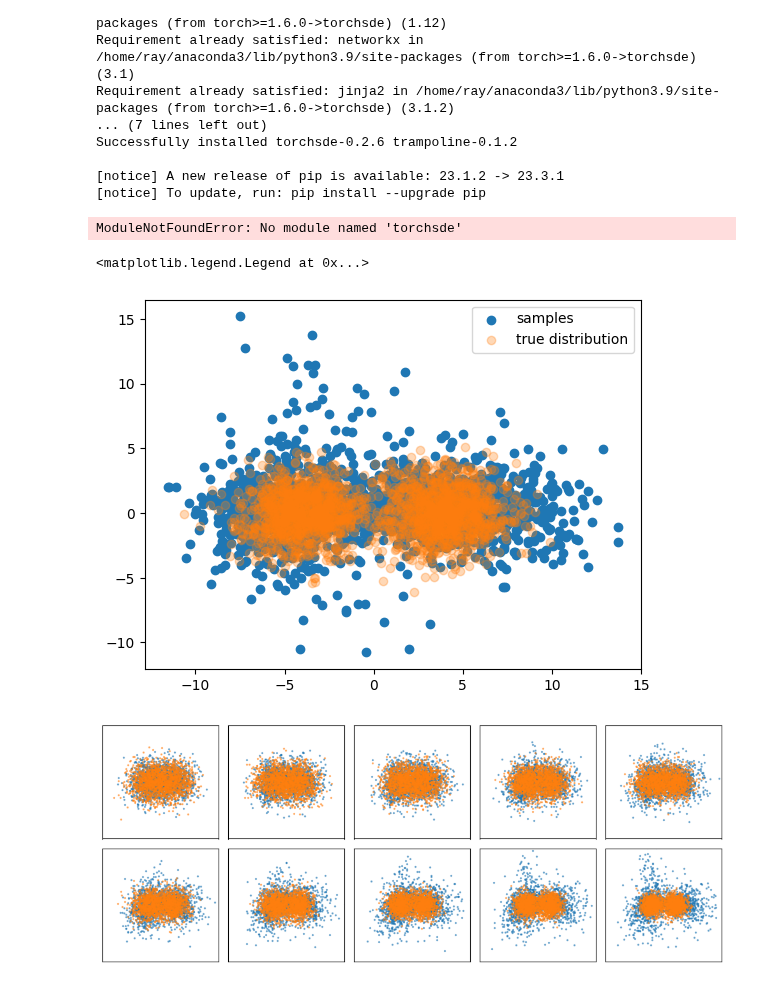
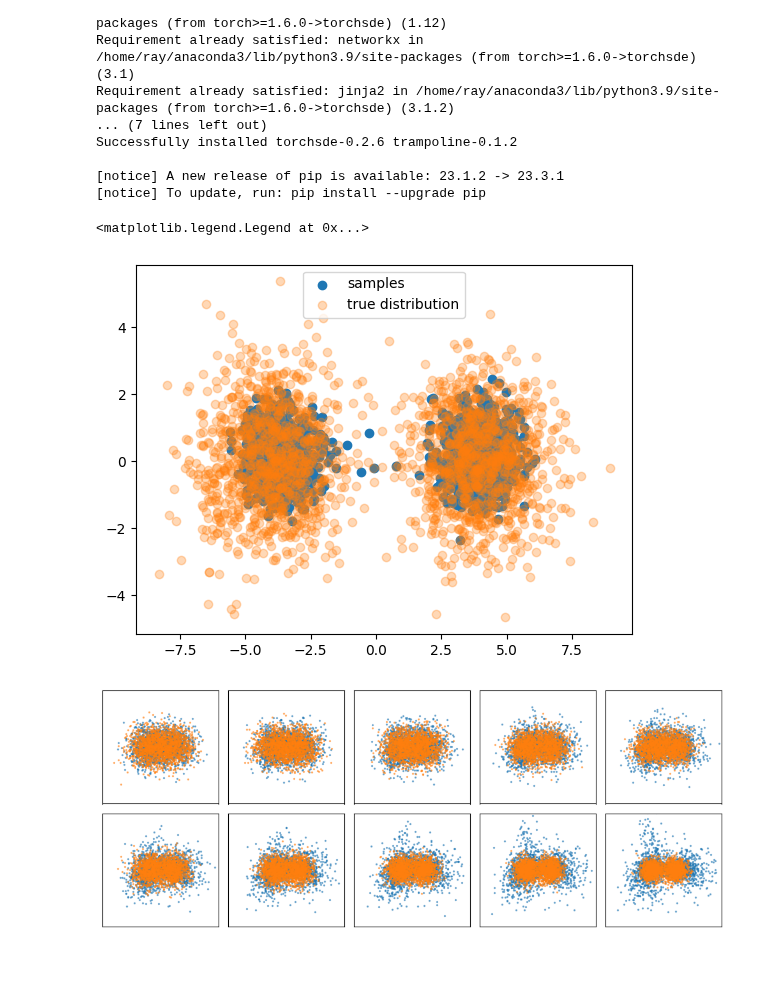
Before and after one commit to taraak/pita, a Jupyter notebook: notebooks/convolutional_continuity_equation_stuff.ipynb, the cells around one changed output. Saved outputs shown, nothing was run; the diff lists cells and outputs as text; code cells hidden in the pictures.

Commit message:
Add kinda working reward matching loss

```diff
--- a/notebooks/convolutional_continuity_equation_stuff.ipynb
+++ b/notebooks/convolutional_continuity_equation_stuff.ipynb
@@ -262,8 +291,8 @@ x = torch.tensor([[0.1, -0.1]])
 t = torch.linspace(0.0, 1.0, 100)
 x = x.expand(100, 2)
 
-target_sigma_squared = 0.25
-beta = 2
+target_sigma_squared = 1.0
+beta = 5.0
 # %%
 reward_function = GaussianRewardFunction(torch.tensor([0.0, 0.0]), target_sigma_squared)
 div_estimates = -get_mc_div_term(reward_function, gaussian_score, 100, beta, x, t).detach()
@@ -373,7 +402,7 @@ import random
 torch.autograd.set_detect_anomaly(False)
 
 est_score_model = GaussianPolicy(2).to(device=DEVICE)
-optim = torch.optim.Adam([{'params': list(est_score_model.parameters()), 'lr': 1e-3}])
+optim = torch.optim.Adam([{'params': list(est_score_model.parameters()), 'lr': 1e-4}])
 
 random.seed(0)
 torch.manual_seed(0)
@@ -387,10 +416,11 @@ bs = 256
 
 had_zero_reward_yet = False
 
+num_samples = 1000
 dataset = torch.normal(torch.zeros((num_samples, 2)), torch.full((num_samples, 2), target_sigma_squared ** 0.5))
 dataset = dataset.to(device=DEVICE)
 dataset = dataset[torch.randperm(len(dataset))]
-for it in range(1000):
+for it in range(5000):
     num_batches = int(np.ceil(len(dataset) / float(bs)))
     #if it % 1000 == 0:
     #    import pdb; pdb.set_trace()
@@ -406,10 +436,7 @@ for it in range(1000):
         #if it == 24 and batch_idx == 0:
         #    import pdb; pdb.set_trace()
         #if it == 2 and batch_idx == 219:
-        #    import pdb; pdb.set_trace()
-        loss = get_loss_term(mixture_reward, est_score_model, 10, beta, x_sampled, t, weight_by_norm=False)# * (beta * t).pow(2)).mean()
-
-        loss = loss.mean()
+        loss = reward_matching_loss_dumb(reward_function, est_score_model, beta, x_sampled, t)
         #if loss.isnan().any():
         #    print(f'nan loss at epoch {it} batch idx {batch_idx}')
         #    val = get_loss_term(mixture_rewar, est_score_model, 10, beta, x_sampled, t, weight_by_norm=True, reward_thresh=0.0).mean()
@@ -749,7 +790,7 @@ bs = 256
 had_zero_reward_yet = False
 
 dataset = dataset.to(device=DEVICE)
-for it in range(1000):
+for it in range(4000):
     dataset = dataset[torch.randperm(len(dataset))]
     num_batches = int(np.ceil(len(dataset) / float(bs)))
     #if it % 1000 == 0:
@@ -767,7 +808,9 @@ for it in range(1000):
 
         #loss = exact_loss(mixture_reward, score_model, x_sampled, t)
         #loss = get_log_odd_fxn_loss(mixture_reward, score_model, 10, beta, x_sampled, t, weight_by_norm=False).mean()
-        loss = (get_loss_term_return_ests(mixture_reward, score_model, 1, beta, x_sampled, t).mean())# * (beta * t).pow(2)).mean()
+        loss = reward_matching_loss_dumb(mixture_reward, score_model, beta, x_sampled, t)
+
+        #loss = (get_loss_term_return_ests(mixture_reward, score_model, 1, beta, x_sampled, t).mean())# * (beta * t).pow(2)).mean()
 
         loss.backward()
         #torch.nn.utils.clip_grad_norm_(score_model.parameters(), 1.0)
@@ -776,7 +819,7 @@ for it in range(1000):
 
         log.append((loss.mean().item()))
 
-    if it%250==0:
+    if it%500==0:
         the_log_entry = np.array([ np.array(log[-10:]).mean(0) ])
         the_log.append(the_log_entry)
         print(it, the_log_entry, time.time()-timer)
@@ -835,8 +877,8 @@ center_one[:, 0] = -shift
 center_two = torch.zeros((num_samples, 2))
 center_two[:, 0] = shift
 
-samples_one = torch.normal(center_one, 0.2 * (torch.ones((len(center_one), 1)) + (beta * 0.2)).pow(0.5))
-samples_two = torch.normal(center_two, 0.2 * (torch.ones((len(center_one), 1)) + (beta * 0.2)).pow(0.5))
+samples_one = torch.normal(center_one, (torch.ones((len(center_one), 1)) + (beta)).pow(0.5))
+samples_two = torch.normal(center_two, (torch.ones((len(center_one), 1)) + (beta)).pow(0.5))
 
 pre_dataset = torch.cat([samples_one, samples_two], dim=0)
 num_samples = 2000
@@ -846,15 +888,14 @@ t = torch.linspace(0.0, 1.0, 1000)
 
 with torch.no_grad():
     samples = torchsde.sdeint(ve_reverse_sde, x1, t)
-# %% [output]
-ModuleNotFoundError: No module named 'torchsde'
 # %%
-plt.scatter(*samples[-1].T, label='samples')
+plt.scatter(*samples[-1].T.flip(0), label='samples')
+#plt.scatter(*samples[0].T, label='begin')
 plt.scatter(*dataset.T, label='true distribution', alpha=0.3)
 plt.legend()
 # %% [output]
 <matplotlib.legend.Legend at 0x...>
-[figure, old version]
+[figure, new version]
 # %%
 plt.figure(figsize=(10,4))
 for j in range(0,1001,101):
```
Also changed, not shown: parts of 12 cells of this notebook.
